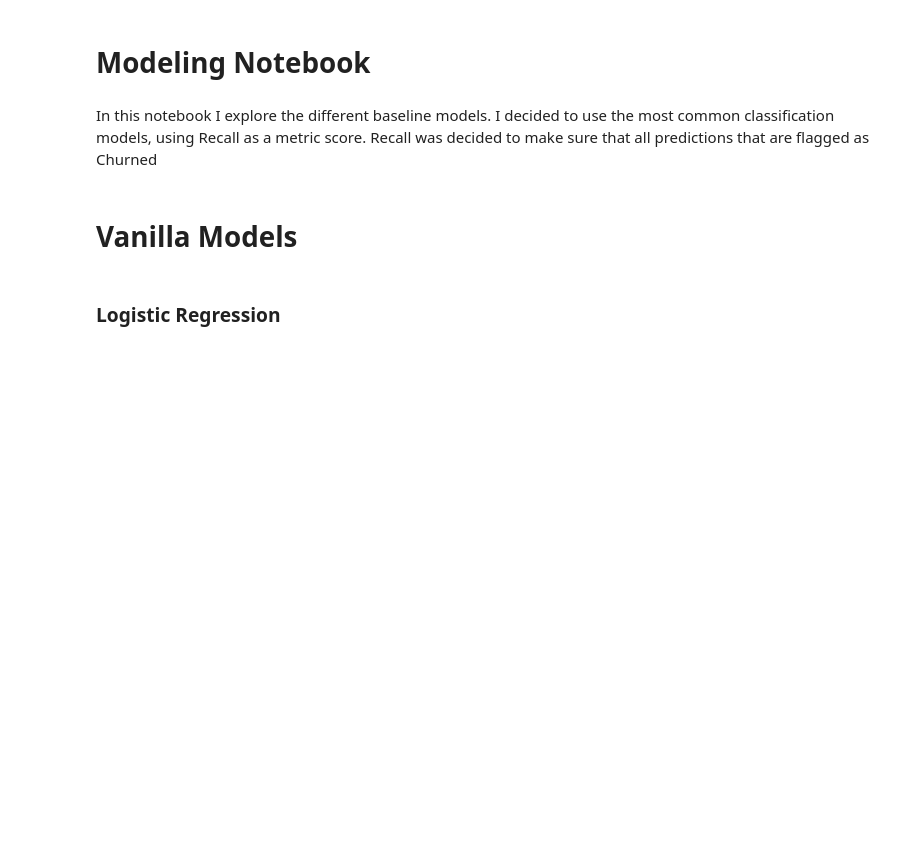
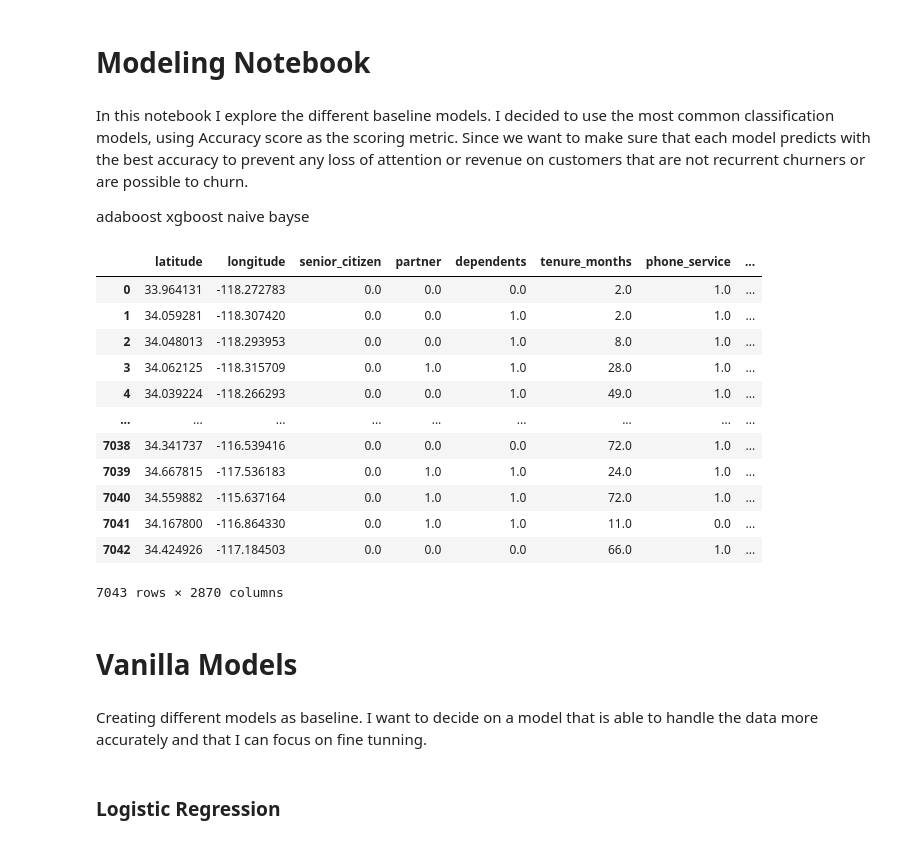
Before and after one commit to carlosiruiz/Customer_Churn_Prediction, a Jupyter notebook: Modeling.ipynb, the cells around one changed output. Saved outputs shown, nothing was run; the diff lists cells and outputs as text; code cells hidden in the pictures; blank space fills up the shorter version.

Commit message:
Modeling update

```diff
--- a/Modeling.ipynb
+++ b/Modeling.ipynb
@@ -1,9 +1,16 @@
 # %% [markdown]
 # Modeling Notebook
 # %% [markdown]
-In this notebook I explore the different baseline models. I decided to use the most common classification models, using Recall as a metric score. Recall was decided to make sure that all predictions that are flagged as Churned
+In this notebook I explore the different baseline models. I decided to use the most common classification models, using Accuracy score as the scoring metric. Since we want to make sure that each model predicts with the best accuracy to prevent any loss of attention or revenue on customers that are not recurrent churners or are possible to churn.
+
+
+adaboost
+xgboost
+naive bayse
 # %%
 import pandas as pd
+import numpy as np
+import matplotlib.pyplot as plt
 from sklearn.model_selection import train_test_split
 from sklearn.linear_model import LogisticRegression
 from sklearn import metrics
@@ -15,11 +22,30 @@ from sklearn.preprocessing import StandardScaler
 from sklearn.preprocessing import MinMaxScaler
 from sklearn import neighbors
 from sklearn.metrics import recall_score
+from sklearn.metrics import accuracy_score
 from sklearn.metrics import f1_score
 from sklearn.metrics import confusion_matrix
 from sklearn.model_selection import GridSearchCV
+
+pd.set_option('display.max_columns', 1000)
 # %%
-df=pd.read_csv("customer_df.csv")
+df=pd.read_csv("modeling_customer_df.csv",index_col="Unnamed: 0")
+# %%
+df
+# %% [output]
+|  | latitude | longitude | senior_citizen | partner | dependents | tenure_months | phone_service | ... |
+| 0 | 33.964131 | -118.272783 | 0.0 | 0.0 | 0.0 | 2.0 | 1.0 | ... |
+| 1 | 34.059281 | -118.307420 | 0.0 | 0.0 | 1.0 | 2.0 | 1.0 | ... |
+| 2 | 34.048013 | -118.293953 | 0.0 | 0.0 | 1.0 | 8.0 | 1.0 | ... |
+| 3 | 34.062125 | -118.315709 | 0.0 | 1.0 | 1.0 | 28.0 | 1.0 | ... |
+| 4 | 34.039224 | -118.266293 | 0.0 | 0.0 | 1.0 | 49.0 | 1.0 | ... |
+| ... | ... | ... | ... | ... | ... | ... | ... | ... |
+| 7038 | 34.341737 | -116.539416 | 0.0 | 0.0 | 0.0 | 72.0 | 1.0 | ... |
+| 7039 | 34.667815 | -117.536183 | 0.0 | 1.0 | 1.0 | 24.0 | 1.0 | ... |
+| 7040 | 34.559882 | -115.637164 | 0.0 | 1.0 | 1.0 | 72.0 | 1.0 | ... |
+| 7041 | 34.167800 | -116.864330 | 0.0 | 1.0 | 1.0 | 11.0 | 0.0 | ... |
+| 7042 | 34.424926 | -117.184503 | 0.0 | 0.0 | 0.0 | 66.0 | 1.0 | ... |
+7043 rows × 2870 columns
 # %%
 y=df["churn_value"]
 X=df[df.columns[df.columns!="churn_value"]]
@@ -27,6 +53,8 @@ X=df[df.columns[df.columns!="churn_value"]]
 X_test,X_train,y_test,y_train=train_test_split(X,y, test_size=.02, random_state=2020)
 # %% [markdown]
 # Vanilla Models
+# %% [markdown]
+Creating different models as baseline. I want to decide on a model that is able to handle the data more accurately and that I can focus on fine tunning.
 # %% [markdown]
 ### Logistic Regression
 # %%
```
Also changed, not shown: parts of 52 cells of this notebook, 9 other files.
